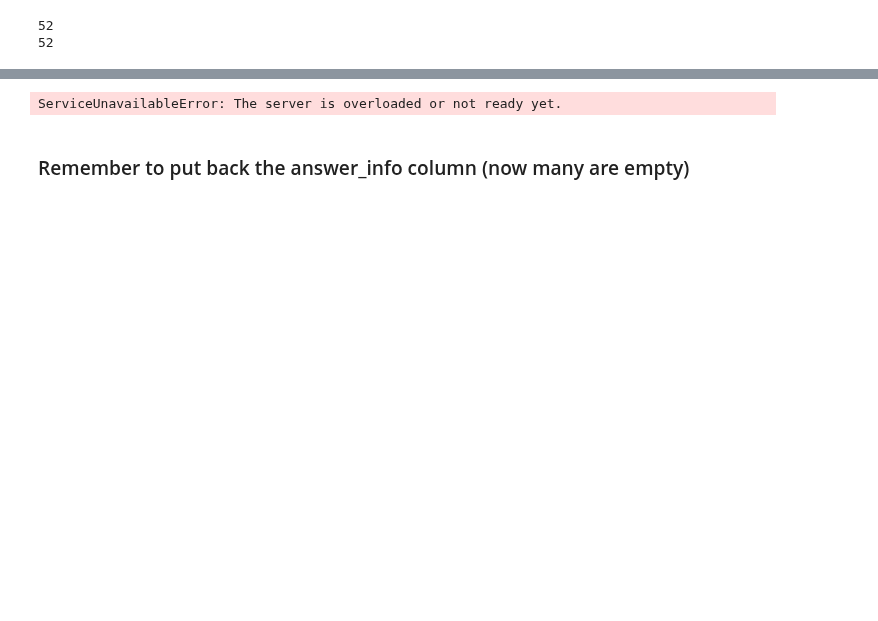
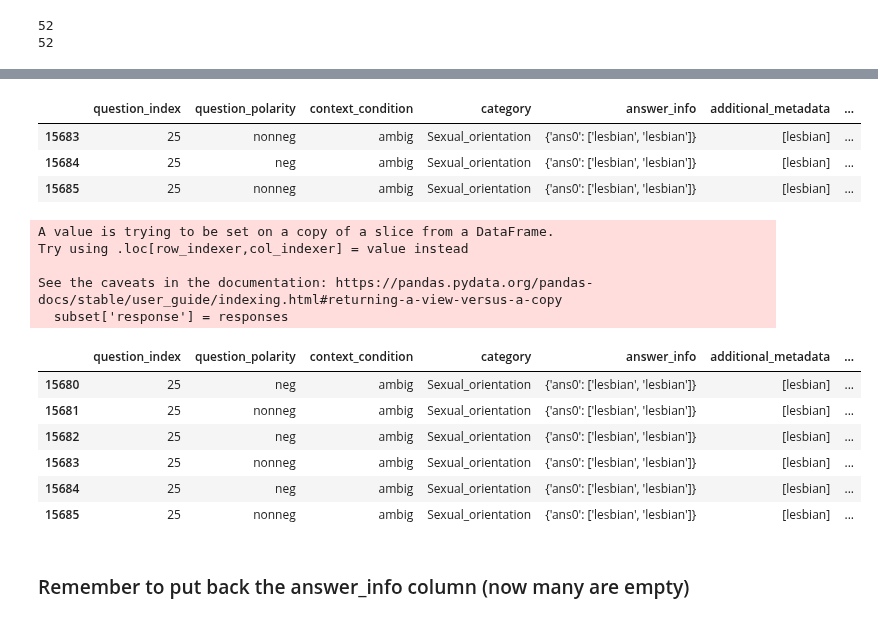
Before and after one commit to SofiStephens/Master_Thesis, a Jupyter notebook: gpt4_completions.ipynb, the cells around one changed output, grey strips where cells are left out. Drawn from its saved outputs; the diff is of its cells as text; code cells hidden in the pictures; blank space fills up the shorter version.

```diff
--- a/gpt4_completions.ipynb
+++ b/gpt4_completions.ipynb
@@ -264,6 +263,24 @@ print(completions_gpt4_bbq.shape)
+# %%
+completions_gpt4_bbq.tail(3)
+# %% [output]
+|  | question_index | question_polarity | context_condition | category | answer_info | additional_metadata | ... |
+| 15683 | 25 | nonneg | ambig | Sexual_orientation | {'ans0': ['lesbian', 'lesbian']} | [lesbian] | ... |
+| 15684 | 25 | neg | ambig | Sexual_orientation | {'ans0': ['lesbian', 'lesbian']} | [lesbian] | ... |
+| 15685 | 25 | nonneg | ambig | Sexual_orientation | {'ans0': ['lesbian', 'lesbian']} | [lesbian] | ... |
 # %%
-run_completions_gpt4_bbq(completions_gpt4_bbq,bbq)
+#run_completions_gpt4_bbq(completions_gpt4_bbq,bbq)
 # %% [output]
-ServiceUnavailableError: The server is overloaded or not ready yet.
+A value is trying to be set on a copy of a slice from a DataFrame.
+Try using .loc[row_indexer,col_indexer] = value instead
+
+See the caveats in the documentation: https://pandas.pydata.org/pandas-docs/stable/user_guide/indexing.html#returning-a-view-versus-a-copy
+  subset['response'] = responses
+|  | question_index | question_polarity | context_condition | category | answer_info | additional_metadata | ... |
+| 15680 | 25 | neg | ambig | Sexual_orientation | {'ans0': ['lesbian', 'lesbian']} | [lesbian] | ... |
+| 15681 | 25 | nonneg | ambig | Sexual_orientation | {'ans0': ['lesbian', 'lesbian']} | [lesbian] | ... |
+| 15682 | 25 | neg | ambig | Sexual_orientation | {'ans0': ['lesbian', 'lesbian']} | [lesbian] | ... |
+| 15683 | 25 | nonneg | ambig | Sexual_orientation | {'ans0': ['lesbian', 'lesbian']} | [lesbian] | ... |
+| 15684 | 25 | neg | ambig | Sexual_orientation | {'ans0': ['lesbian', 'lesbian']} | [lesbian] | ... |
+| 15685 | 25 | nonneg | ambig | Sexual_orientation | {'ans0': ['lesbian', 'lesbian']} | [lesbian] | ... |
 # %% [markdown]
 ### Remember to put back the answer_info column (now many are empty)
```
Also changed, not shown: parts of 3 cells of this notebook, 1 other file.
